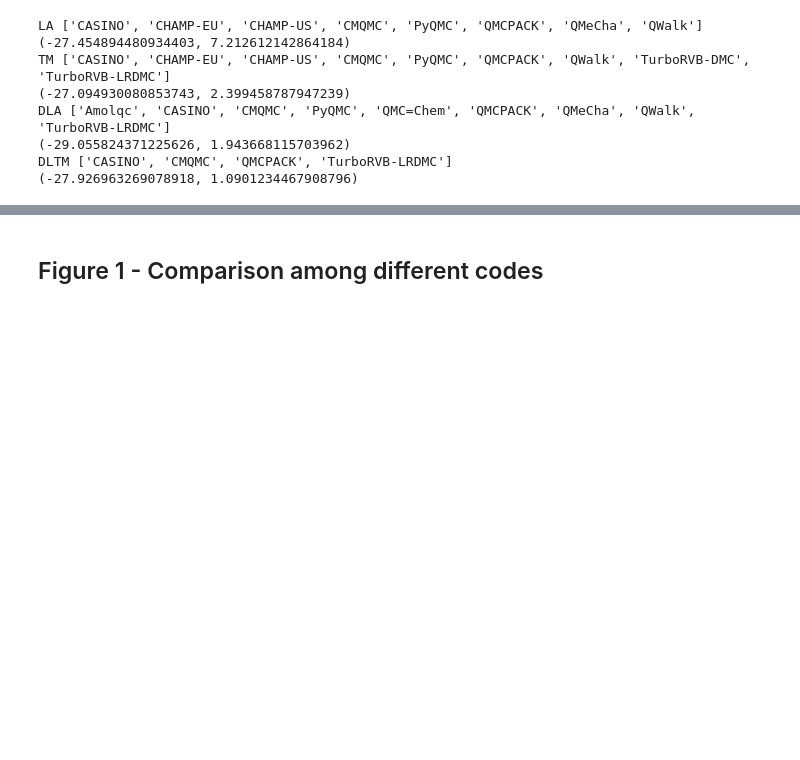
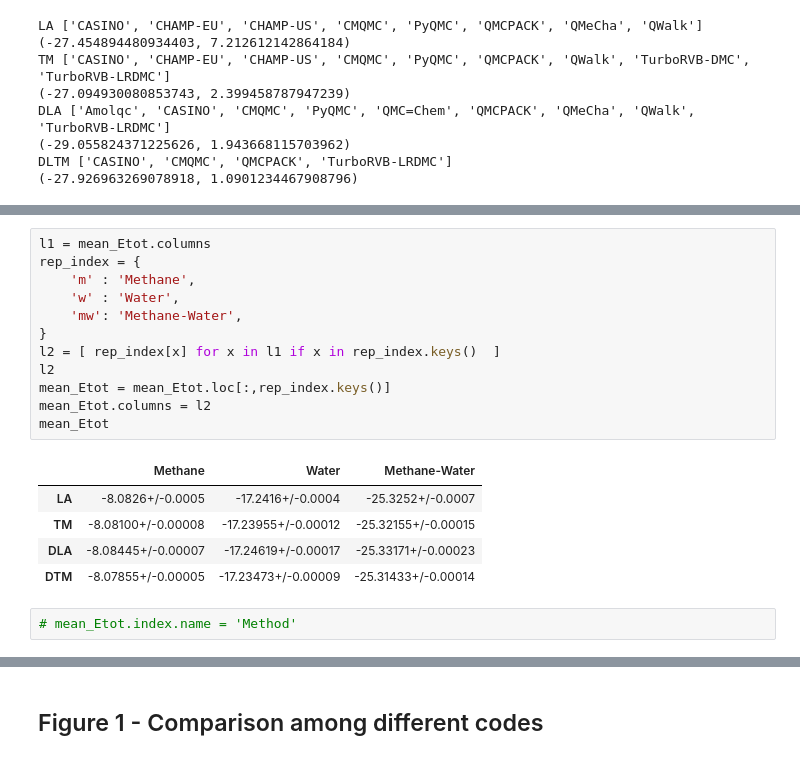
Before and after one commit to zenandrea/DMC-reproducibility, a Jupyter notebook: analysis.ipynb, the cells around one changed output, grey strips where cells are left out. Cells and saved outputs as stored; diff of their text form; blank space fills up the shorter version.

```diff
--- a/analysis.ipynb
+++ b/analysis.ipynb
@@ -978,0 +1144,20 @@ m---w DTM Ene = -25.313284699217846 +/- 0.00011527438060080015
+# %%
+l1 = mean_Etot.columns
+rep_index = {
+    'm' : 'Methane',
+    'w' : 'Water',
+    'mw': 'Methane-Water',
+}
+l2 = [ rep_index[x] for x in l1 if x in rep_index.keys()  ]
+l2
+mean_Etot = mean_Etot.loc[:,rep_index.keys()]
+mean_Etot.columns = l2
+mean_Etot
+# %% [output]
+|  | Methane | Water | Methane-Water |
+| LA | -8.0826+/-0.0005 | -17.2416+/-0.0004 | -25.3252+/-0.0007 |
+| TM | -8.08100+/-0.00008 | -17.23955+/-0.00012 | -25.32155+/-0.00015 |
+| DLA | -8.08445+/-0.00007 | -17.24619+/-0.00017 | -25.33171+/-0.00023 |
+| DTM | -8.07855+/-0.00005 | -17.23473+/-0.00009 | -25.31433+/-0.00014 |
+# %%
+# mean_Etot.index.name = 'Method'
```
Also changed, not shown: parts of 15 cells of this notebook, 8 other files.
